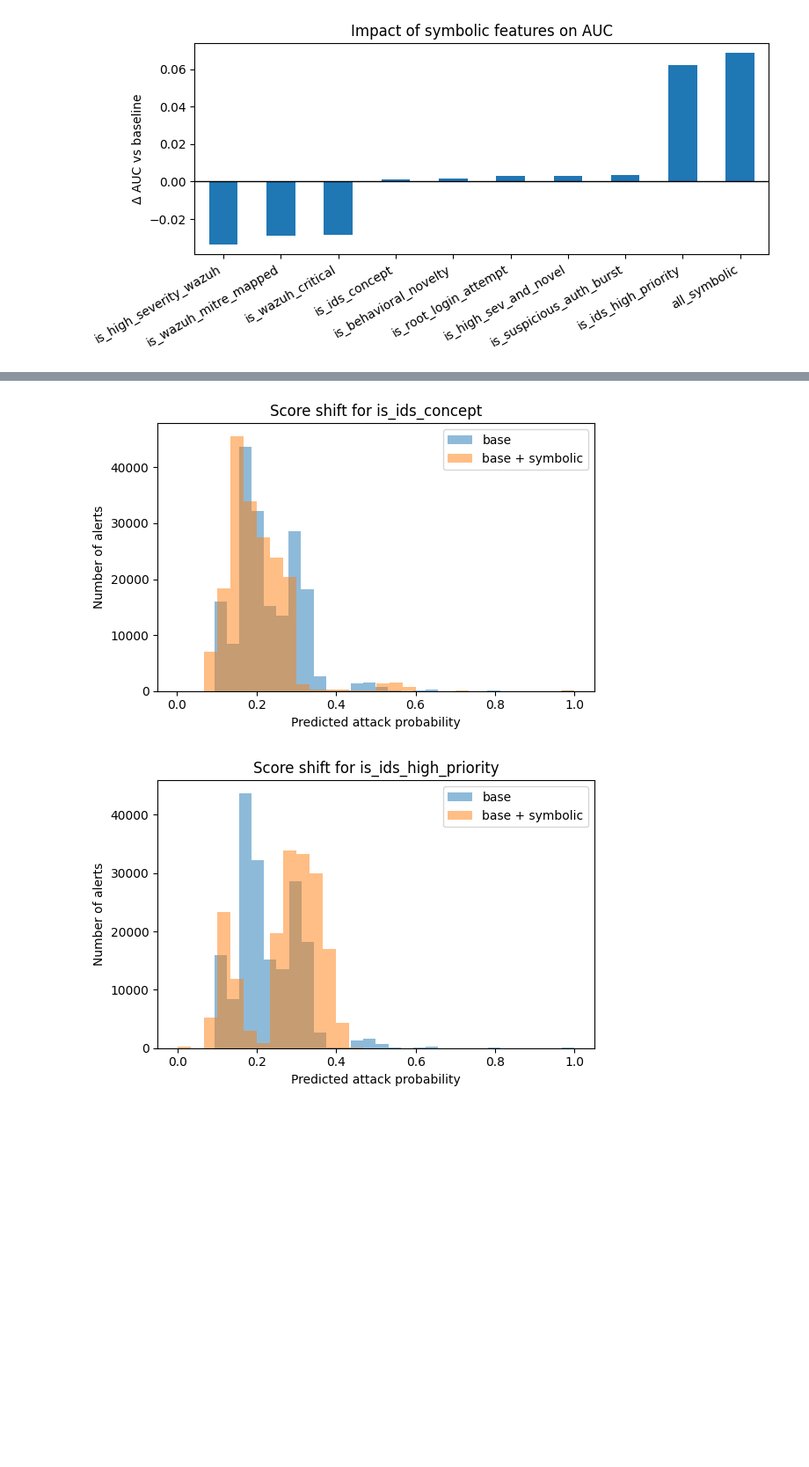
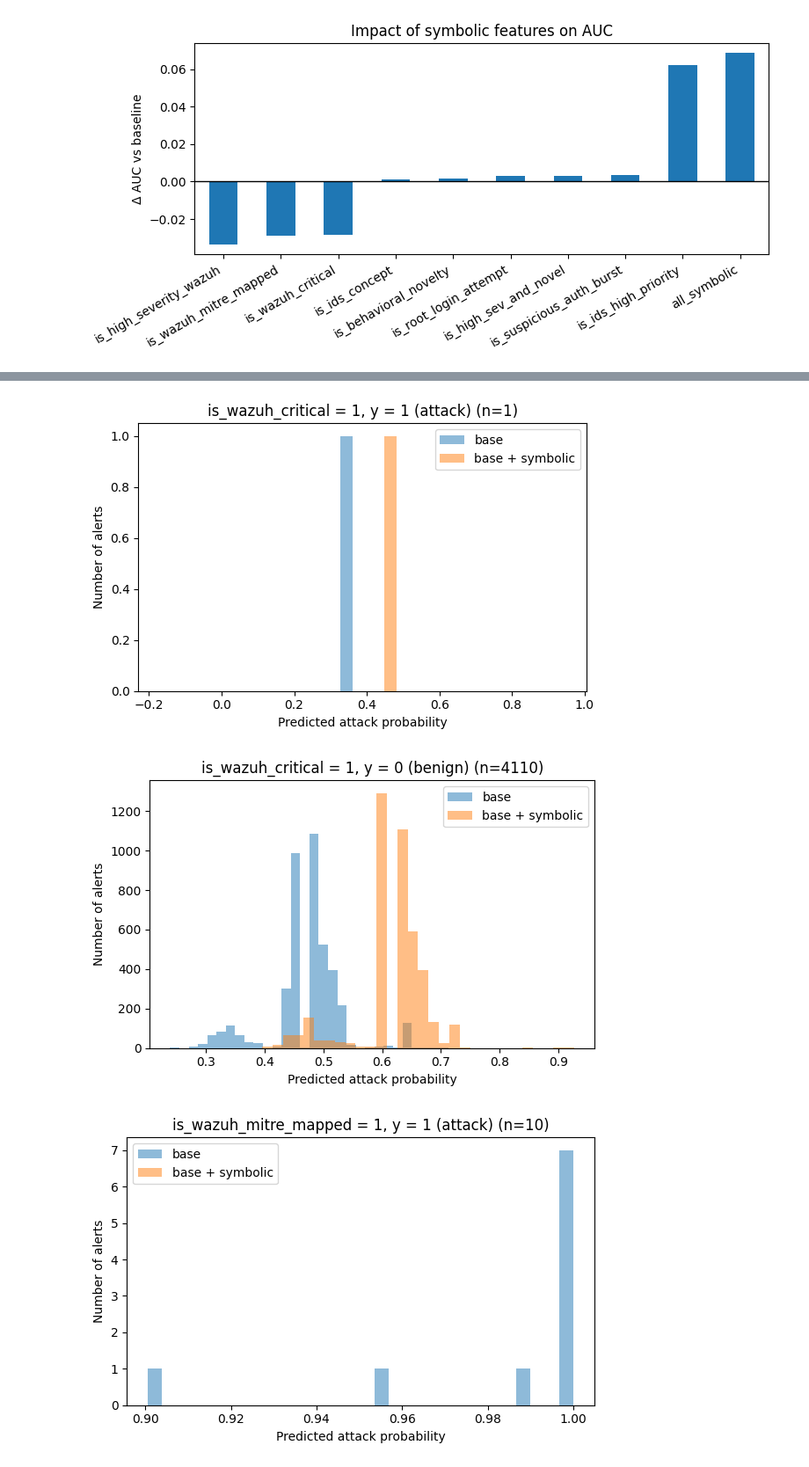
Before and after one commit to annaneliaa/msc-thesis, a Jupyter notebook: aact/baseline.ipynb, the cells around one changed output, grey strips where cells are left out. Shown at 88% size. Cells and saved outputs as stored; diff of their text form; code cells hidden in the pictures; blank space fills up the shorter version.

```diff
--- a/aact/baseline.ipynb
+++ b/aact/baseline.ipynb
@@ -384,8 +378,18 @@ for f in res["sym_feats"]:
 
     # plot score shift only for alerts where symbolic feature = 1
     # does adding a symbolic feature to the base model push predicted risk higher?
-    plot_symbolic_score_shift(
+    # plot_symbolic_score_shift(
+    #     X_full=res["X_full"],
+    #     res_base=res["base"],
+    #     res_sym=res_feat,
+    #     feature=f,
+    #     out_dir=out_dir,
+    #     prefix=f
+    # )
+
+    plot_symbolic_score_shift_by_label(
         X_full=res["X_full"],
+        y=res["y"],
         res_base=res["base"],
         res_sym=res_feat,
         feature=f,
@@ -402,2 +407,3 @@ No test samples for feature is_root_login_attempt
-[figure, old version]
+[figure, new version]
-[figure, old version]
+[figure, new version]
+[figure, added]
```
Also changed, not shown: parts of 9 cells of this notebook, 3 other files.
